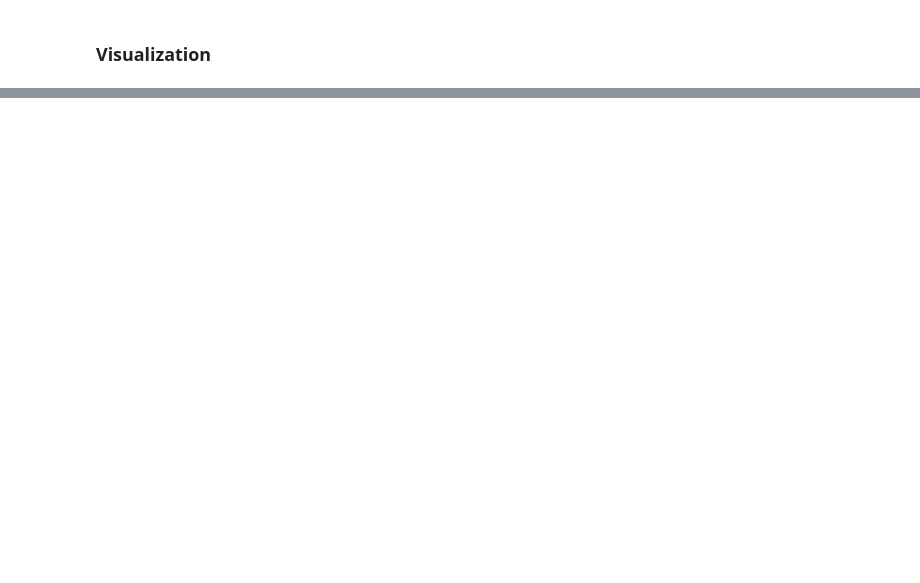
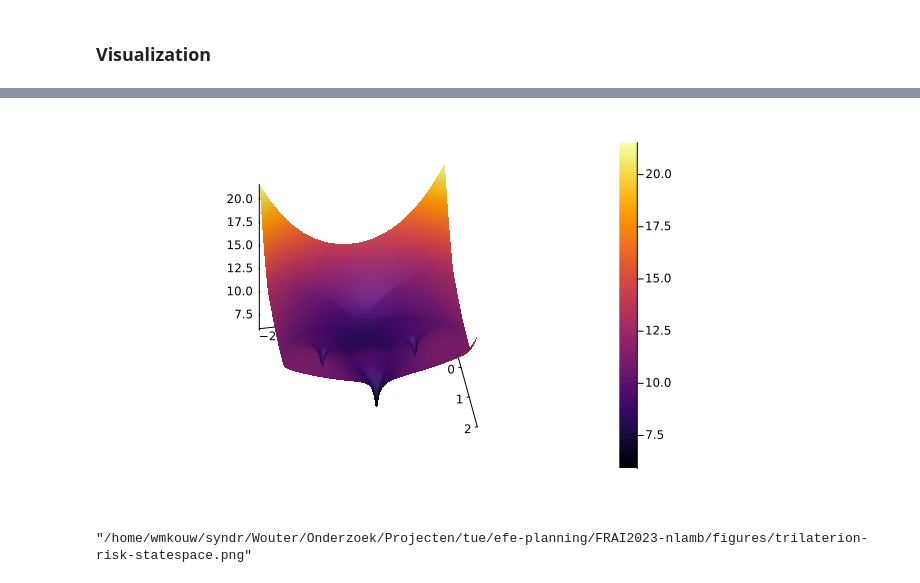
Before and after one commit to biaslab/IWAI2024-ambiguity, a Jupyter notebook: NLA-botnav-trilateration.ipynb, the cells around one changed output, grey strips where cells are left out. Drawn from its saved outputs; the diff is of its cells as text; code cells hidden in the pictures; blank space fills up the shorter version.

```diff
--- a/NLA-botnav-trilateration.ipynb
+++ b/NLA-botnav-trilateration.ipynb
@@ -410,22 +416,27 @@ savefig("figures/trilaterion-ambiguity-statespace.png")
 # %%
 # Plot risk over state-space
 
 num_grid = 100
-xgrid = range(-1.2, 1.2,length=num_grid)
-ygrid = range(-2.1,-0.1,length=num_grid)
+xgrid = range(-2, 2, length=num_grid)
+ygrid = range(-2, 2, length=num_grid)
 
-function helper(x,y; goal=(y_star, diagm(1e-1*ones(2))), S=diagm(1e-2ones(4)))
+function helper(x,y; goal=(y_star, diagm(1e0ones(3))), S=diagm(1e-2ones(4)))
 
     m_star, S_star = goal
-    μ, Σ, Γ = ET2([x,y,0.,0.], S, g, addmatrix=1e-8*diagm(ones(2)))
+    μ, Σ, Γ = ET2([x,y,0.,0.], S, g)
 
     return risk(μ, Hermitian(Σ), goal)
 end
 
-contourf(xgrid, ygrid, helper, c=colormap("Blues"), levels=200, linewidth=0, size=(700,500))
-scatter!([z_star[1]], [z_star[2]], color="black", markersize=10, tickfontsize=15)
+# contourf(xgrid, ygrid, helper, c=colormap("Blues"), levels=200, linewidth=0, size=(700,500))
+# scatter!([z_star[1]], [z_star[2]], color="black", markersize=10, tickfontsize=15)
+surface(xgrid, ygrid, helper, camera=[10,-40])
+# %% [output]
+[figure, added]
 # %%
-savefig("figures/risk-statespace.png")
+savefig("figures/trilaterion-risk-statespace.png")
+# %% [output]
+"/home/wmkouw/syndr/Wouter/Onderzoek/Projecten/tue/efe-planning/FRAI2023-nlamb/figures/trilaterion-risk-statespace.png"
 # %%
 # Plot both ambiguity and risk over state-space
 
```
Also changed, not shown: parts of 8 cells of this notebook, 3 other files.
